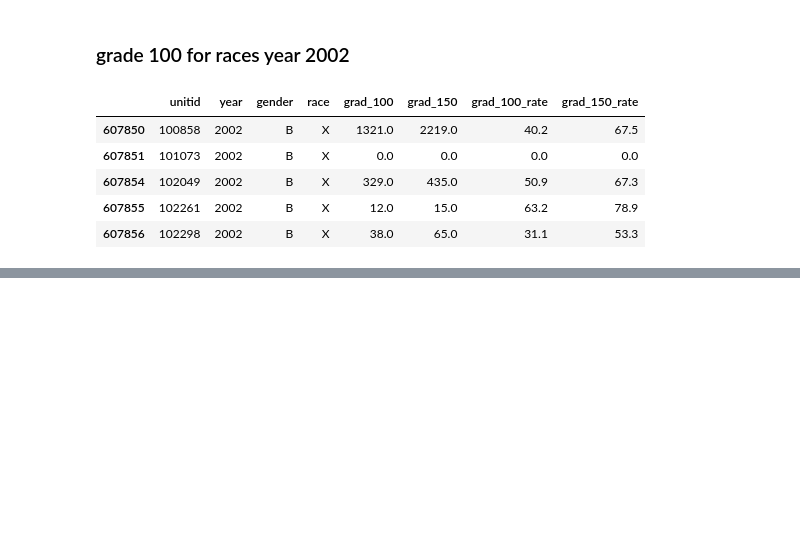
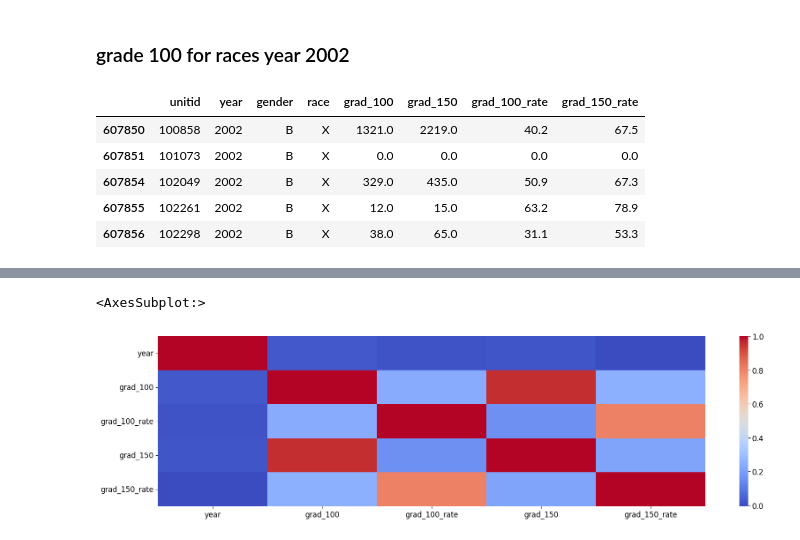
Before and after one commit to ezztherose/TIA-Scraping, a Jupyter notebook: notebooks/institution.ipynb, the cells around one changed output, grey strips where cells are left out. Cells and saved outputs as stored; diff of their text form; code cells hidden in the pictures; blank space fills up the shorter version.

```diff
--- a/notebooks/institution.ipynb
+++ b/notebooks/institution.ipynb
@@ -169,0 +224,11 @@ df_2002.head()
+# %%
+from pandas import DataFrame
+index = ['B', 'M', 'F']
+cols = ['X','W','B','H','Ai','A']
+
+df_heat = df_clean[['year', 'grad_100', 'grad_100_rate', 'grad_150', 'grad_150_rate']].copy()
+df_heat.corr
+sns.heatmap(df_heat.corr(), cmap='coolwarm')
+# %% [output]
+<AxesSubplot:>
+[figure, added]
```
Also changed, not shown: parts of 10 cells of this notebook.
